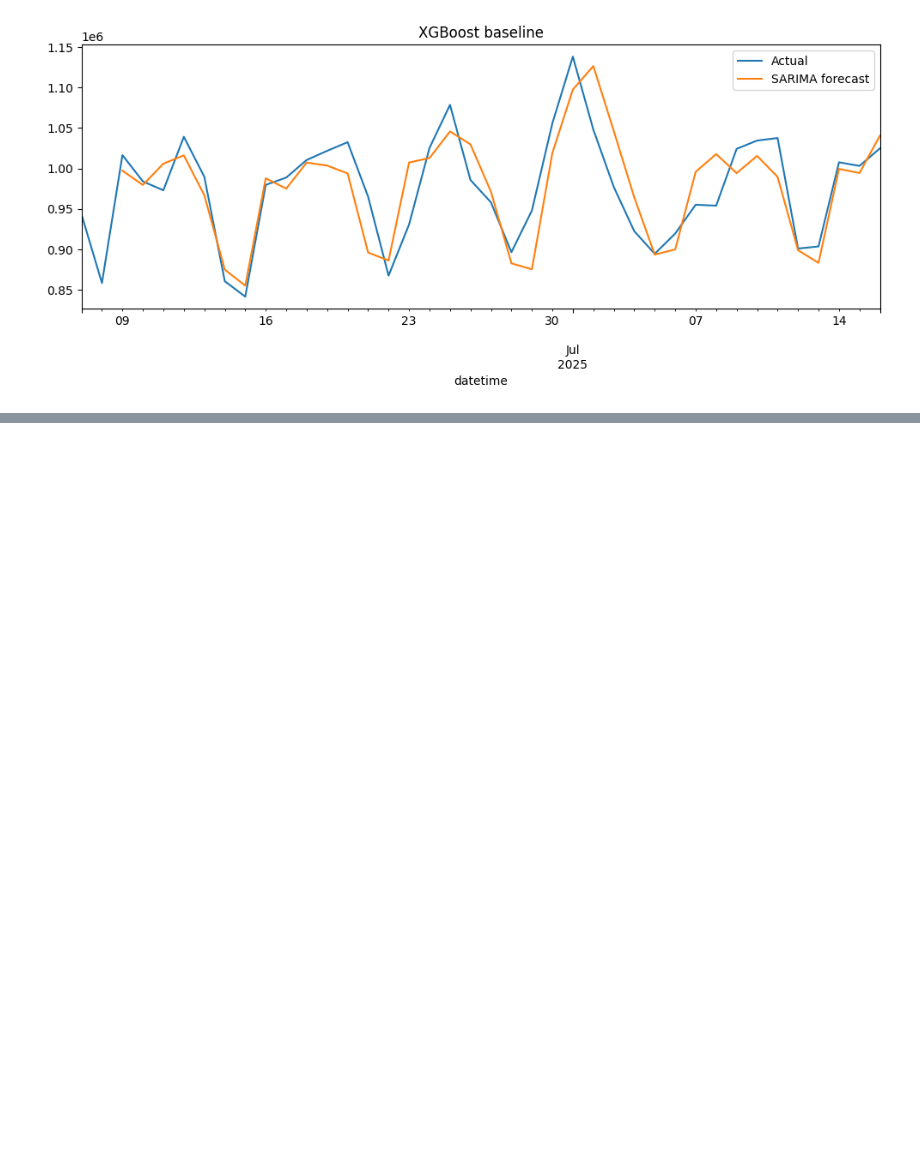
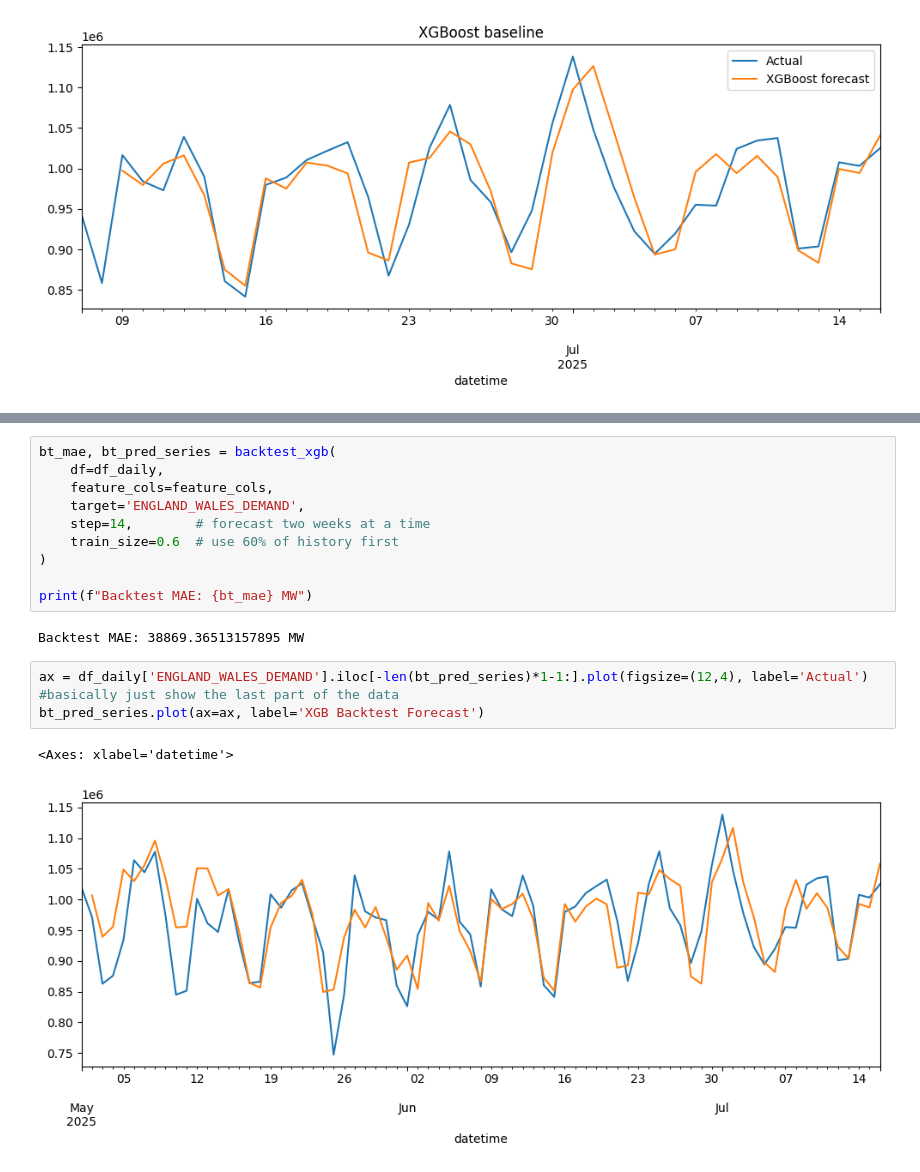
Before and after one commit to SunchokePasta/time-series-forecasting, a Jupyter notebook: time-series-forecasting/notebooks/Untitled.ipynb, the cells around one changed output, grey strips where cells are left out. Saved outputs shown, nothing was run; the diff lists cells and outputs as text; blank space fills up the shorter version.

Commit message:
Evaluation: rolling backtest for XGBoost with plots

```diff
--- a/time-series-forecasting/notebooks/Untitled.ipynb
+++ b/time-series-forecasting/notebooks/Untitled.ipynb
@@ -252,0 +301,18 @@ plt.show()
+# %%
+bt_mae, bt_pred_series = backtest_xgb(
+    df=df_daily,
+    feature_cols=feature_cols,
+    target='ENGLAND_WALES_DEMAND',
+    step=14,        # forecast two weeks at a time
+    train_size=0.6  # use 60% of history first
+)
+
+print(f"Backtest MAE: {bt_mae} MW")
+# %% [output]
+Backtest MAE: 38869.36513157895 MW
+# %%
+ax = df_daily['ENGLAND_WALES_DEMAND'].iloc[-len(bt_pred_series)*1-1:].plot(figsize=(12,4), label='Actual') #basically just show the last part of the data
+bt_pred_series.plot(ax=ax, label='XGB Backtest Forecast')
+# %% [output]
+<Axes: xlabel='datetime'>
+[figure, added]
```
Also changed, not shown: parts of 1 cell of this notebook.
